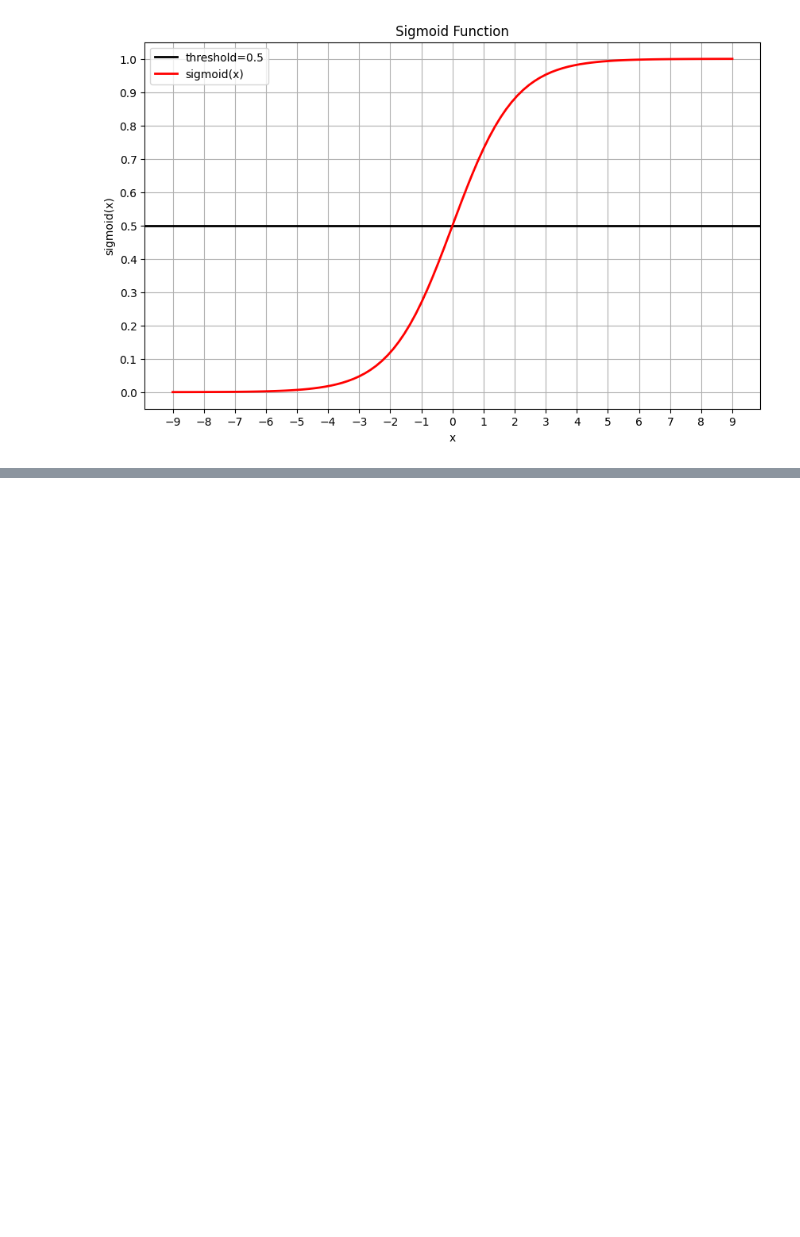
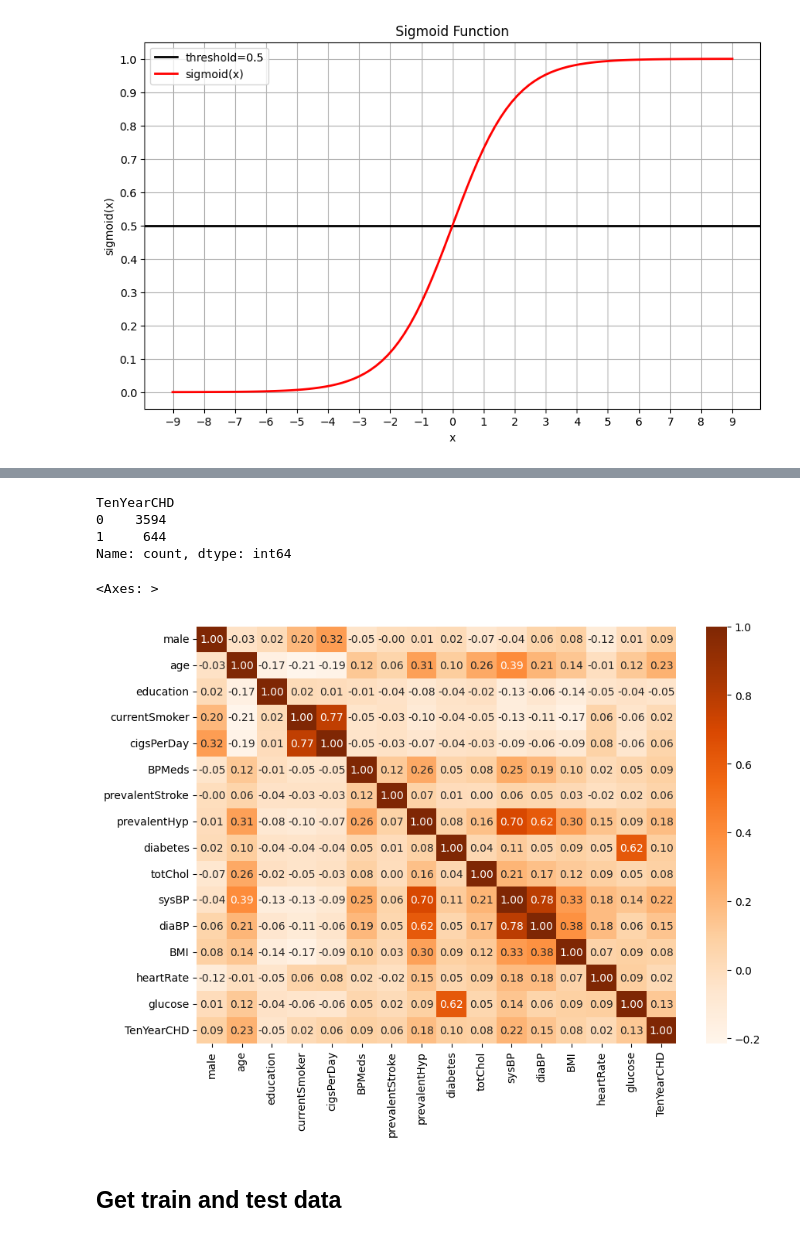
Before and after one commit to azmiozgen/utilynx, a Jupyter notebook: lib/machine_learning/logistic_regression.ipynb, the cells around one changed output, grey strips where cells are left out. Cells and saved outputs as stored; diff of their text form; code cells hidden in the pictures; blank space fills up the shorter version.

Commit message:
feat: strike logistic regression exercises with heart_disase data

```diff
--- a/lib/machine_learning/logistic_regression.ipynb
+++ b/lib/machine_learning/logistic_regression.ipynb
@@ -27,0 +44,5 @@ plt.legend()
+# %%
+csv_file = './data/heart_disease.csv'
+df = pd.read_csv(csv_file)
+print("# of rows: ", len(df))
+df.head()
@@ -27,0 +93,16 @@ plt.legend()
+# %%
+print(df['TenYearCHD'].value_counts())
+# %% [output]
+TenYearCHD
+0    3594
+1     644
+Name: count, dtype: int64
+# %%
+corr = df.corr()
+plt.figure(figsize=(10, 7))
+sns.heatmap(corr, annot=True, cmap='Oranges', fmt='.2f')
+# %% [output]
+<Axes: >
+[figure, added]
+# %% [markdown]
+## Get train and test data
```
Also changed, not shown: parts of 17 cells of this notebook, 1 other file.
